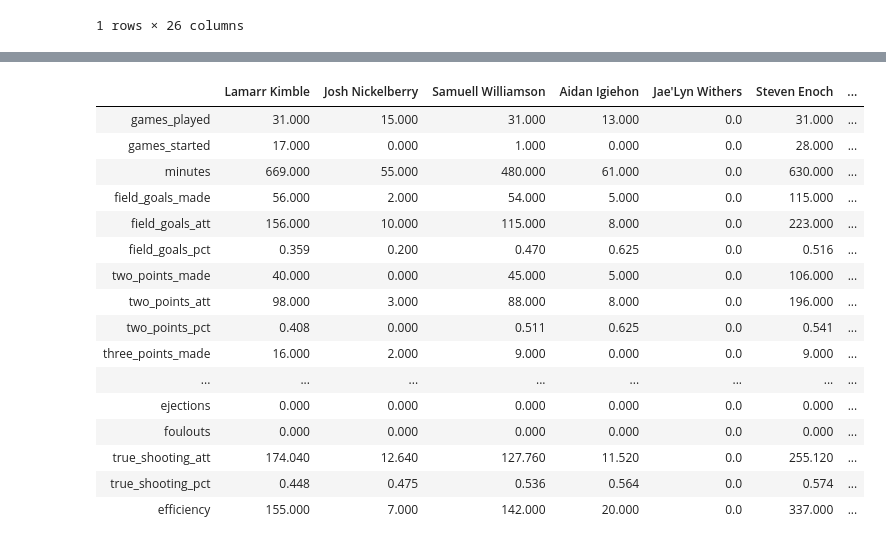
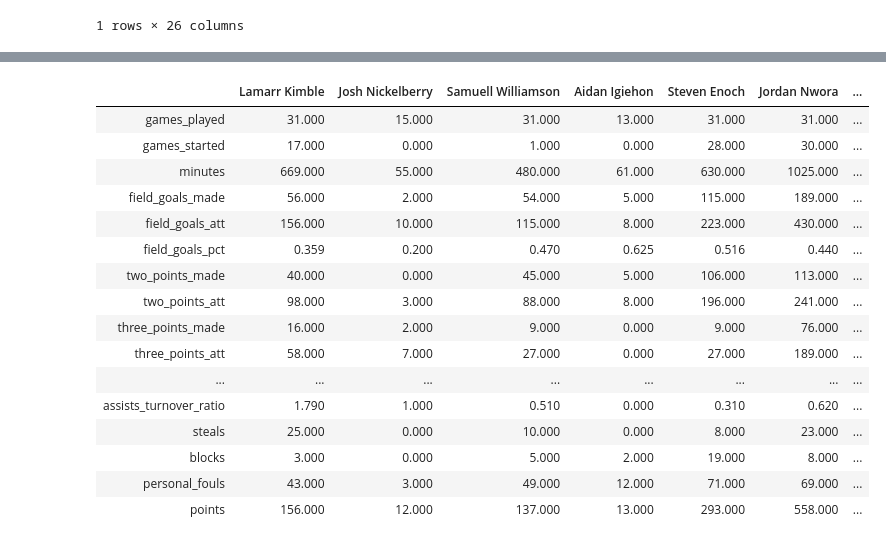
Before and after one commit to Bourbonplaytime/LouisvilleMBBStats, a Jupyter notebook: Louisville_Rebounds_as_Percentage.ipynb, the cells around one changed output, grey strips where cells are left out. Saved outputs shown, nothing was run; the diff lists cells and outputs as text; code cells hidden in the pictures.

```diff
--- a/Louisville_Rebounds_as_Percentage.ipynb
+++ b/Louisville_Rebounds_as_Percentage.ipynb
@@ -71,34 +71,39 @@ player_dict = {players[i]: player_stats[i] for i in range(len(players))}
 # %%
 player_total_dict = []
 
 for player in players:
     player_total_dict.append(player_dict[player]['total'])
 
 df_ptd = pd.DataFrame.from_dict(player_total_dict)
 
 df_ptd.index = players
 
-final_ptd = df_ptd.transpose()
+dropees = df_ptd.transpose()
+
+dropees_row = dropees.drop(["Jae'Lyn Withers", "Hogan Orbaugh", "Grant Williams", "Keith Oddo"], axis=1)
+
+final_ptd = dropees_row.drop(["two_points_pct", "true_shooting_pct", "ejections", "foulouts", "true_shooting_att", "efficiency",
+                             "flagrant_fouls", "tech_fouls"], axis=0)
 
 final_ptd
 # %% [output]
-|  | Lamarr Kimble | Josh Nickelberry | Samuell Williamson | Aidan Igiehon | Jae'Lyn Withers | Steven Enoch | ... |
-| games_played | 31.000 | 15.000 | 31.000 | 13.000 | 0.0 | 31.000 | ... |
-| games_started | 17.000 | 0.000 | 1.000 | 0.000 | 0.0 | 28.000 | ... |
-| minutes | 669.000 | 55.000 | 480.000 | 61.000 | 0.0 | 630.000 | ... |
-| field_goals_made | 56.000 | 2.000 | 54.000 | 5.000 | 0.0 | 115.000 | ... |
-| field_goals_att | 156.000 | 10.000 | 115.000 | 8.000 | 0.0 | 223.000 | ... |
-| field_goals_pct | 0.359 | 0.200 | 0.470 | 0.625 | 0.0 | 0.516 | ... |
-| two_points_made | 40.000 | 0.000 | 45.000 | 5.000 | 0.0 | 106.000 | ... |
-| two_points_att | 98.000 | 3.000 | 88.000 | 8.000 | 0.0 | 196.000 | ... |
-| two_points_pct | 0.408 | 0.000 | 0.511 | 0.625 | 0.0 | 0.541 | ... |
-| three_points_made | 16.000 | 2.000 | 9.000 | 0.000 | 0.0 | 9.000 | ... |
+|  | Lamarr Kimble | Josh Nickelberry | Samuell Williamson | Aidan Igiehon | Steven Enoch | Jordan Nwora | ... |
+| games_played | 31.000 | 15.000 | 31.000 | 13.000 | 31.000 | 31.000 | ... |
+| games_started | 17.000 | 0.000 | 1.000 | 0.000 | 28.000 | 30.000 | ... |
+| minutes | 669.000 | 55.000 | 480.000 | 61.000 | 630.000 | 1025.000 | ... |
+| field_goals_made | 56.000 | 2.000 | 54.000 | 5.000 | 115.000 | 189.000 | ... |
+| field_goals_att | 156.000 | 10.000 | 115.000 | 8.000 | 223.000 | 430.000 | ... |
+| field_goals_pct | 0.359 | 0.200 | 0.470 | 0.625 | 0.516 | 0.440 | ... |
+| two_points_made | 40.000 | 0.000 | 45.000 | 5.000 | 106.000 | 113.000 | ... |
+| two_points_att | 98.000 | 3.000 | 88.000 | 8.000 | 196.000 | 241.000 | ... |
+| three_points_made | 16.000 | 2.000 | 9.000 | 0.000 | 9.000 | 76.000 | ... |
+| three_points_att | 58.000 | 7.000 | 27.000 | 0.000 | 27.000 | 189.000 | ... |
 | ... | ... | ... | ... | ... | ... | ... | ... |
-| ejections | 0.000 | 0.000 | 0.000 | 0.000 | 0.0 | 0.000 | ... |
-| foulouts | 0.000 | 0.000 | 0.000 | 0.000 | 0.0 | 0.000 | ... |
-| true_shooting_att | 174.040 | 12.640 | 127.760 | 11.520 | 0.0 | 255.120 | ... |
-| true_shooting_pct | 0.448 | 0.475 | 0.536 | 0.564 | 0.0 | 0.574 | ... |
-| efficiency | 155.000 | 7.000 | 142.000 | 20.000 | 0.0 | 337.000 | ... |
+| assists_turnover_ratio | 1.790 | 1.000 | 0.510 | 0.000 | 0.310 | 0.620 | ... |
+| steals | 25.000 | 0.000 | 10.000 | 0.000 | 8.000 | 23.000 | ... |
+| blocks | 3.000 | 0.000 | 5.000 | 2.000 | 19.000 | 8.000 | ... |
+| personal_fouls | 43.000 | 3.000 | 49.000 | 12.000 | 71.000 | 69.000 | ... |
+| points | 156.000 | 12.000 | 137.000 | 13.000 | 293.000 | 558.000 | ... |
 # %%
 player_av_dict = []
 
```
Also changed, not shown: parts of 7 cells of this notebook.
